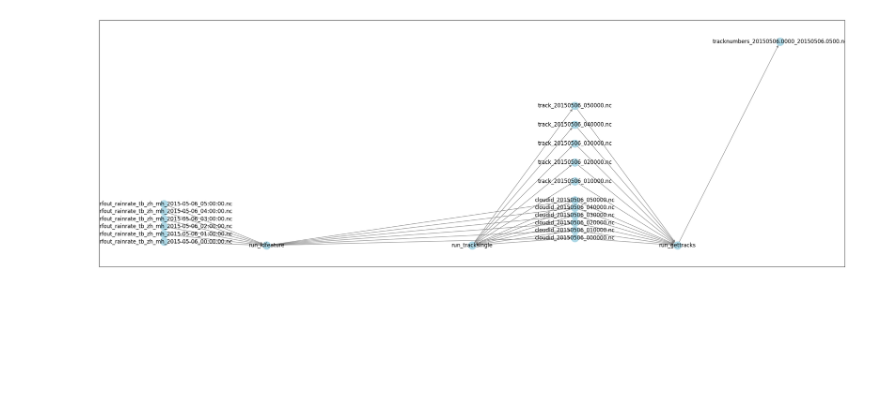
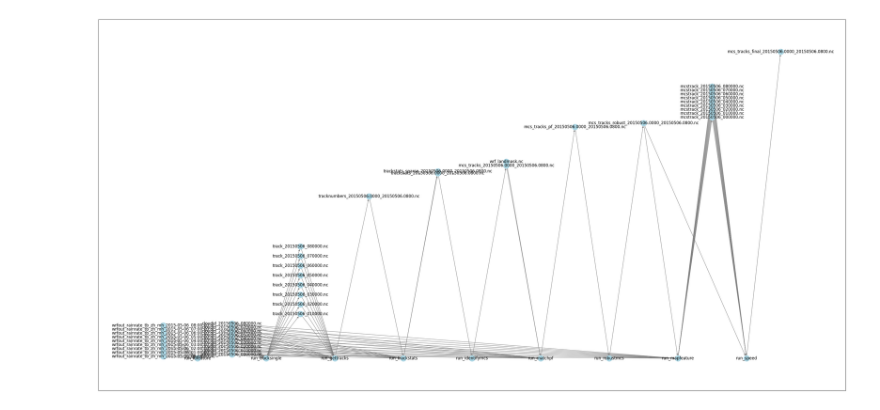
Before and after one commit to candiceT233/dayu-tracker, a Jupyter notebook: stat_to_sankey/VFD_stat_to_Sankey.ipynb, the cells around one changed output. Drawn from its saved outputs; the diff is of its cells as text; code cells hidden in the pictures; blank space fills up the shorter version.

```diff
--- a/stat_to_sankey/VFD_stat_to_Sankey.ipynb
+++ b/stat_to_sankey/VFD_stat_to_Sankey.ipynb
@@ -19,7 +19,8 @@ from collections import Counter
 from scipy import stats
 
 # test_name = "1p9f9s_run"
-test_name = "seq6f3s"
+# test_name = "seq6f3s"
+test_name = "seq9f9s"
 
 stat_path=f"../example_stat/{test_name}"
 iamge_path=f"{stat_path}/images"
@@ -209,22 +200,20 @@ Node Name: run_gettracks
 # %%
 def draw_graph(G, test_name):
-    plt.figure(figsize=(30, 10))
+    plt.figure(figsize=(40, 20))
     pos = {node: data['pos'] for node, data in G.nodes(data=True)}
     # Draw the graph with node labels
     nx.draw_networkx(G, pos=pos, with_labels=True, node_color='lightblue', edge_color='gray')
 
-    save_image_path=f"../example_stat/{test_name}/{test_name}_networkx.png"
+    save_image_path=f"../example_stat/{test_name}/{test_name}-vfd-networkx.png"
     plt.savefig(save_image_path)
 
     # Show the graph
     plt.show()
 
 
 
-
-
 draw_graph(G_VFD, test_name)
 # %% [output]
-[figure, old version]
+[figure, new version]
 # %%
 # Add to network x
```
Also changed, not shown: parts of 7 cells of this notebook, 3 other files.
